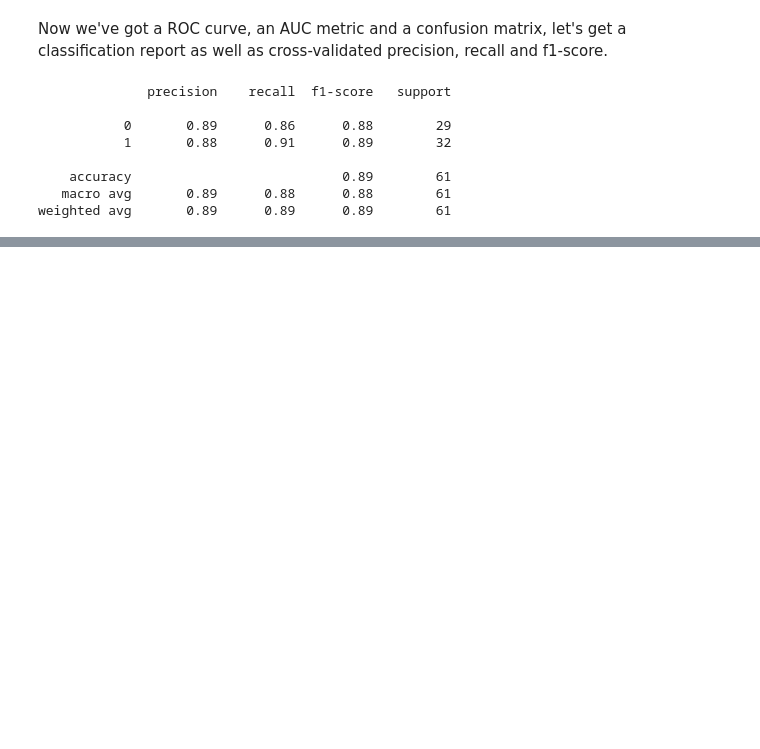
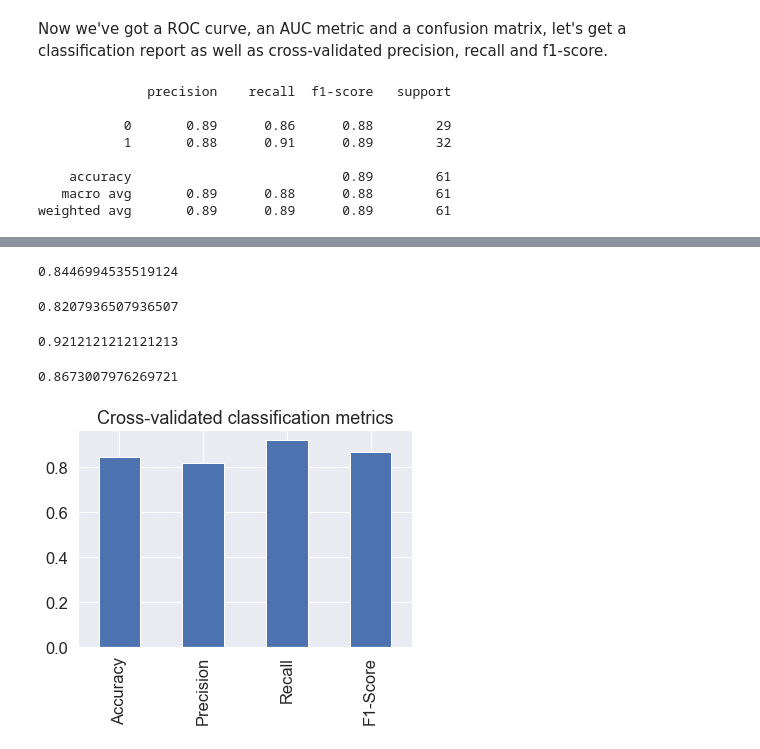
Before and after one commit to gvtsch/Udemy_ZTM_Data_Science, a Jupyter notebook: heart-disease-project/end-to-end-heart-disease-classification.jpynb.ipynb, the cells around one changed output, grey strips where cells are left out. Cells and saved outputs as stored; diff of their text form; code cells hidden in the pictures; blank space fills up the shorter version.

```diff
--- a/heart-disease-project/end-to-end-heart-disease-classification.jpynb.ipynb
+++ b/heart-disease-project/end-to-end-heart-disease-classification.jpynb.ipynb
@@ -792,0 +802,75 @@ weighted avg       0.89      0.89      0.89        61
+# %%
+# Create a new classifier with best parameters
+clf = LogisticRegression(
+    C=gs_log_reg.best_params_["C"],
+    solver="liblinear"
+)
+# %%
+# Cross-validated accuracy
+cv_acc = cross_val_score(
+    clf,
+    X,
+    y,
+    cv=5,
+    scoring="accuracy"
+)
+cv_acc = cv_acc.mean()
+cv_acc
+# %% [output]
+0.8446994535519124
+# %%
+# Cross-validated precision
+cv_prec = cross_val_score(
+    clf,
+    X,
+    y,
+    cv=5,
+    scoring="precision"
+)
+cv_prec = cv_prec.mean()
+cv_prec
+# %% [output]
+0.8207936507936507
+# %%
+# Cross-validated recall
+cv_rec = cross_val_score(
+    clf,
+    X,
+    y,
+    cv=5,
+    scoring="recall"
+)
+cv_rec = cv_rec.mean()
+cv_rec
+# %% [output]
+0.9212121212121213
+# %%
+# Cross-validated f1-score
+cv_f1 = cross_val_score(
+    clf,
+    X,
+    y,
+    cv=5,
+    scoring="f1"
+)
+cv_f1 = cv_f1.mean()
+cv_f1
+# %% [output]
+0.8673007976269721
+# %%
+# Visualize our cross-validated metrics
+cv_metrics = pd.DataFrame(
+    {
+        "Accuracy": cv_acc,
+        "Precision": cv_prec,
+        "Recall": cv_rec,
+        "F1-Score": cv_f1,
+    },
+    index=[0]
+)
+cv_metrics.T.plot.bar(
+    title="Cross-validated classification metrics",
+    legend=False
+);
+# %% [output]
+[figure, added]
```
Also changed, not shown: parts of 11 cells of this notebook.
